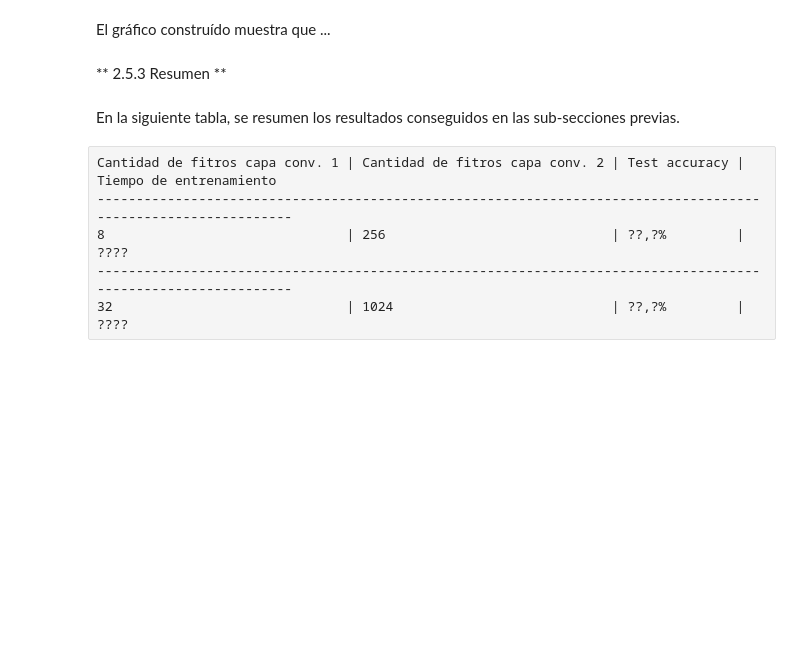
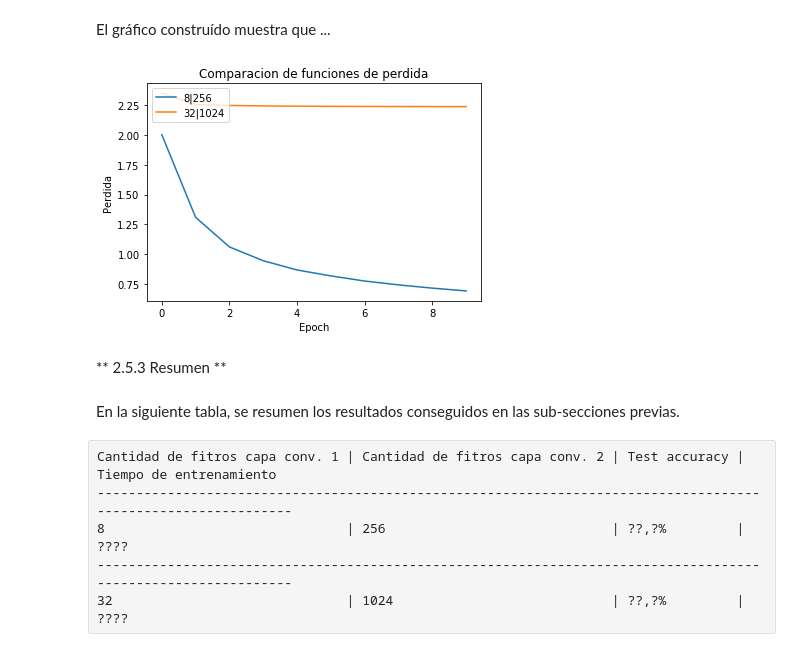
Before and after one commit to Seba93/Tarea2-ANN, a Jupyter notebook: problema2/Problema2.ipynb, the cells around one changed output. Cells and saved outputs as stored; diff of their text form; code cells hidden in the pictures; blank space fills up the shorter version.

```diff
--- a/problema2/Problema2.ipynb
+++ b/problema2/Problema2.ipynb
@@ -600,5 +645,15 @@ plt.show()
 # %% [markdown]
 El gráfico construído muestra que ...
+# %%
+plt.plot(model_8_256_history.history['loss'])
+plt.plot(model_32_1024_history.history['loss'])
+plt.title('Comparacion de funciones de perdida')
+plt.ylabel('Perdida')
+plt.xlabel('Epoch')
+plt.legend(['8|256', '32|1024'], loc='upper left')
+plt.show()
+# %% [output]
+[figure, added]
 # %% [markdown]
 ** 2.5.3 Resumen **
 # %% [markdown]
```
Also changed, not shown: parts of 10 cells of this notebook, 2 other files.
